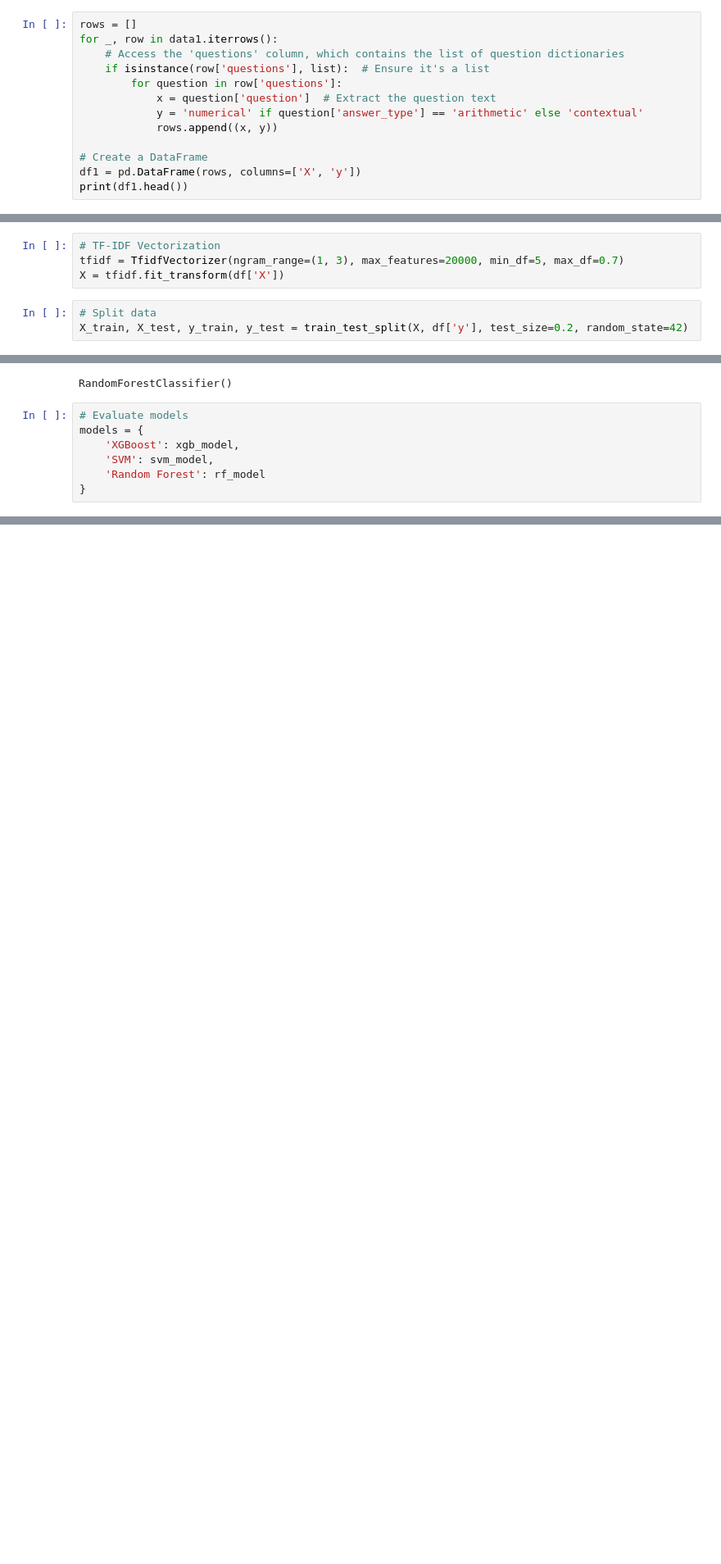
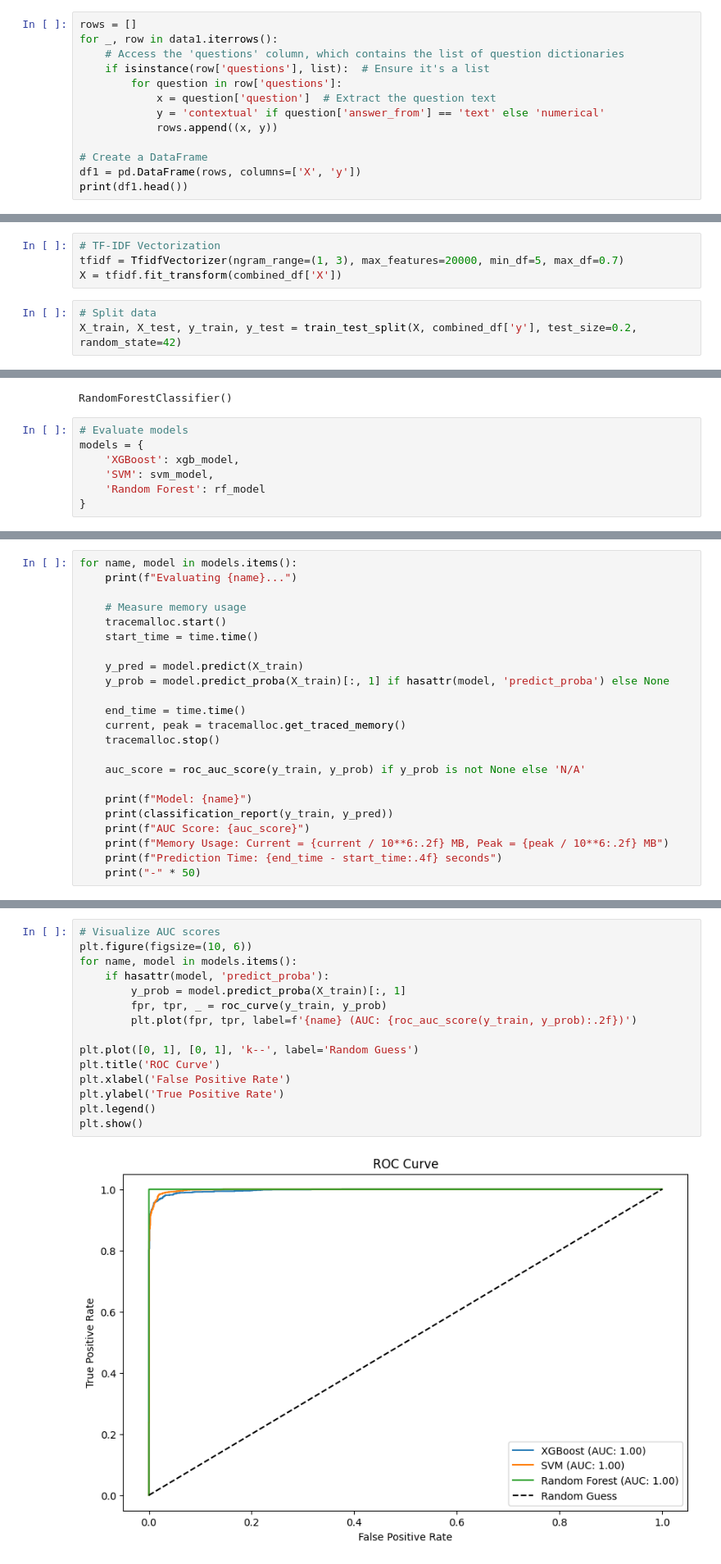
Before and after one commit to LCIT-AIP-W25/FinQA, a Jupyter notebook: query_classification.ipynb, the cells around one changed output, grey strips where cells are left out. Shown at 82% size. Saved outputs shown, nothing was run; the diff lists cells and outputs as text; blank space fills up the shorter version.

```diff
--- a/query_classification.ipynb
+++ b/query_classification.ipynb
@@ -46,7 +46,7 @@ for _, row in data1.iterrows():
     if isinstance(row['questions'], list):  # Ensure it's a list
         for question in row['questions']:
             x = question['question']  # Extract the question text
-            y = 'numerical' if question['answer_type'] == 'arithmetic' else 'contextual'
+            y = 'contextual' if question['answer_from'] == 'text' else 'numerical'
             rows.append((x, y))
 
 # Create a DataFrame
@@ -168,10 +353,10 @@ Name: count, dtype: int64
 # %%
 # TF-IDF Vectorization
 tfidf = TfidfVectorizer(ngram_range=(1, 3), max_features=20000, min_df=5, max_df=0.7)
-X = tfidf.fit_transform(df['X'])
+X = tfidf.fit_transform(combined_df['X'])
 # %%
 # Split data
-X_train, X_test, y_train, y_test = train_test_split(X, df['y'], test_size=0.2, random_state=42)
+X_train, X_test, y_train, y_test = train_test_split(X, combined_df['y'], test_size=0.2, random_state=42)
 # %%
 # Train models
 xgb_model = XGBClassifier()
@@ -250,0 +436,23 @@ plt.show()
+# %%
+for name, model in models.items():
+    print(f"Evaluating {name}...")
+
+    # Measure memory usage
+    tracemalloc.start()
+    start_time = time.time()
+
+    y_pred = model.predict(X_train)
+    y_prob = model.predict_proba(X_train)[:, 1] if hasattr(model, 'predict_proba') else None
+
+    end_time = time.time()
+    current, peak = tracemalloc.get_traced_memory()
+    tracemalloc.stop()
+
+    auc_score = roc_auc_score(y_train, y_prob) if y_prob is not None else 'N/A'
+
+    print(f"Model: {name}")
+    print(classification_report(y_train, y_pred))
+    print(f"AUC Score: {auc_score}")
+    print(f"Memory Usage: Current = {current / 10**6:.2f} MB, Peak = {peak / 10**6:.2f} MB")
+    print(f"Prediction Time: {end_time - start_time:.4f} seconds")
+    print("-" * 50)
@@ -250,0 +477,17 @@ plt.show()
+# %%
+# Visualize AUC scores
+plt.figure(figsize=(10, 6))
+for name, model in models.items():
+    if hasattr(model, 'predict_proba'):
+        y_prob = model.predict_proba(X_train)[:, 1]
+        fpr, tpr, _ = roc_curve(y_train, y_prob)
+        plt.plot(fpr, tpr, label=f'{name} (AUC: {roc_auc_score(y_train, y_prob):.2f})')
+
+plt.plot([0, 1], [0, 1], 'k--', label='Random Guess')
+plt.title('ROC Curve')
+plt.xlabel('False Positive Rate')
+plt.ylabel('True Positive Rate')
+plt.legend()
+plt.show()
+# %% [output]
+[figure, added]
```
Also changed, not shown: parts of 18 cells of this notebook, 2 other files.
